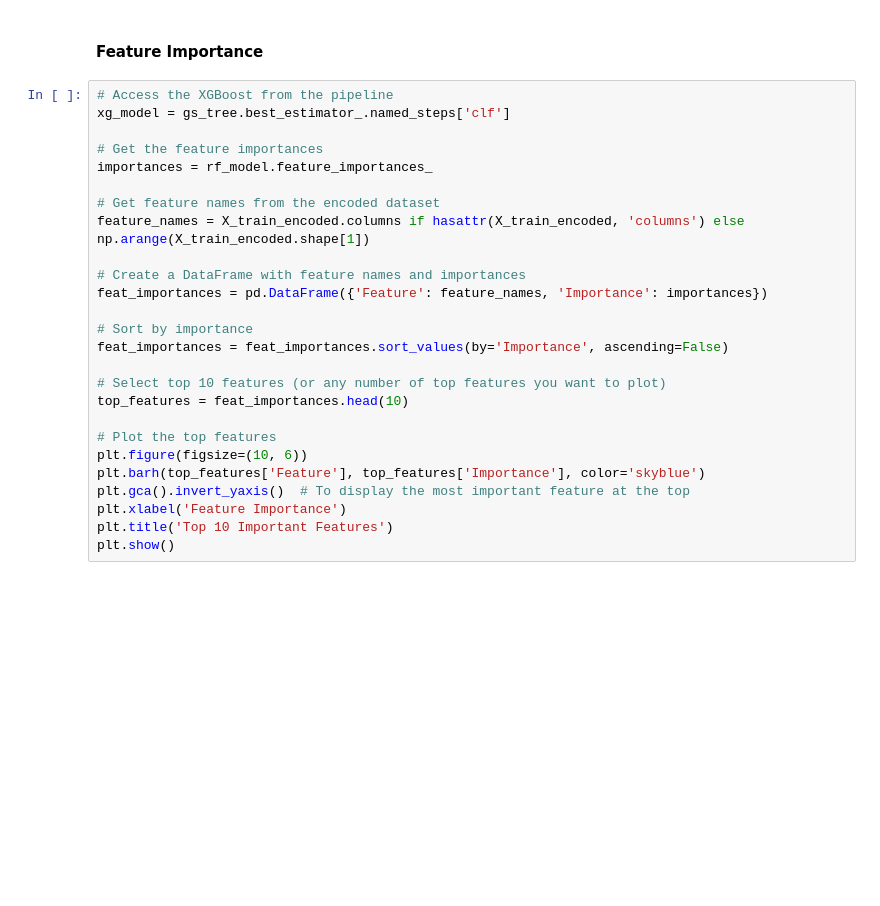
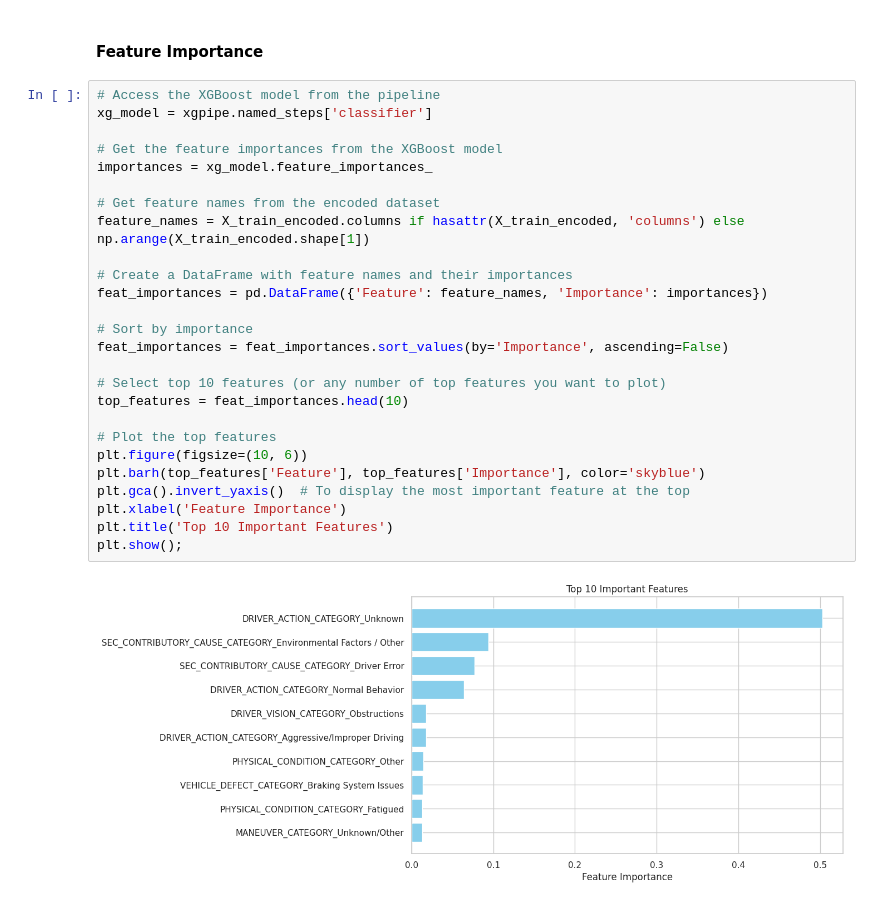
Before and after one commit to joakimTI/GROUP-5-PROJECT, a Jupyter notebook: index.ipynb, the cells around one changed output. Saved outputs shown, nothing was run; the diff lists cells and outputs as text; blank space fills up the shorter version.

Commit message:
Kaggle Notebook | index_file | completed XGBoost model

```diff
--- a/index.ipynb
+++ b/index.ipynb
@@ -2365,28 +2411,30 @@ plt.show();
 # %% [markdown]
 #### Feature Importance
 # %%
-# Access the XGBoost from the pipeline
-xg_model = gs_tree.best_estimator_.named_steps['clf']
+# Access the XGBoost model from the pipeline
+xg_model = xgpipe.named_steps['classifier']
 
-# Get the feature importances
-importances = rf_model.feature_importances_
+# Get the feature importances from the XGBoost model
+importances = xg_model.feature_importances_
 
 # Get feature names from the encoded dataset
 feature_names = X_train_encoded.columns if hasattr(X_train_encoded, 'columns') else np.arange(X_train_encoded.shape[1])
 
-# Create a DataFrame with feature names and importances
+# Create a DataFrame with feature names and their importances
 feat_importances = pd.DataFrame({'Feature': feature_names, 'Importance': importances})
 
 # Sort by importance
 feat_importances = feat_importances.sort_values(by='Importance', ascending=False)
 
 # Select top 10 features (or any number of top features you want to plot)
 top_features = feat_importances.head(10)
 
 # Plot the top features
 plt.figure(figsize=(10, 6))
 plt.barh(top_features['Feature'], top_features['Importance'], color='skyblue')
 plt.gca().invert_yaxis()  # To display the most important feature at the top
 plt.xlabel('Feature Importance')
 plt.title('Top 10 Important Features')
-plt.show()
+plt.show();
+# %% [output]
+[figure, added]
```
Also changed, not shown: parts of 5 cells of this notebook.
